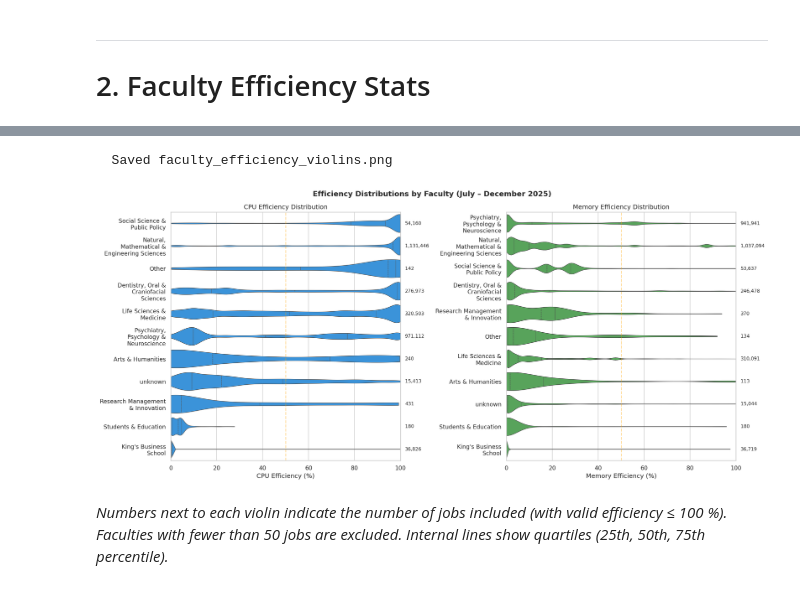
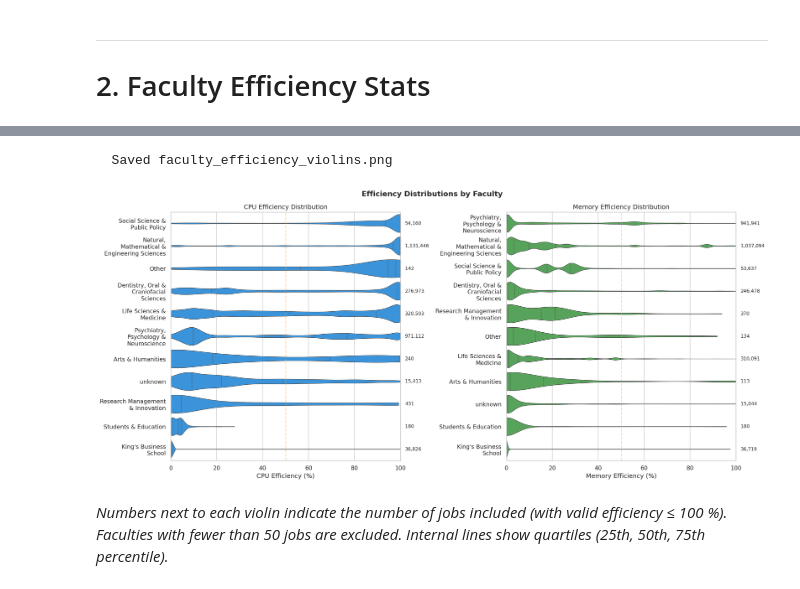
Before and after one commit to kcl-eresearch/hpc-data-analysis, a Jupyter notebook: notebooks/blog_2026-02_sustainability.ipynb, the cells around one changed output, grey strips where cells are left out. Cells and saved outputs as stored; diff of their text form; code cells hidden in the pictures.

```diff
--- a/notebooks/blog_2026-02_sustainability.ipynb
+++ b/notebooks/blog_2026-02_sustainability.ipynb
@@ -413,32 +466,44 @@ display(Markdown(f'''
 '''))
 # %%
 mem_req_gib = df['reqmem_bytes'].dropna() / (1024**3)
+
+COUNT_FMT_AXIS2 = mticker.FuncFormatter(
+    lambda x, _: f'{x/1e6:.1f}M' if x >= 1e6 else
+                 f'{x/1e3:.0f}k' if x >= 1e3 else f'{x:.0f}')
 
 fig, axes = plt.subplots(1, 2, figsize=(14, 5))
 
 top_mem = mem_req_gib.quantile(0.99)
 n_bins_left = 50
 bin_width = top_mem / n_bins_left
-axes[0].hist(mem_req_gib[mem_req_gib <= top_mem], bins=n_bins_left,
-             color=C_MEM, alpha=0.7, edgecolor='white')
+n_left, _, _ = axes[0].hist(mem_req_gib[mem_req_gib <= top_mem], bins=n_bins_left,
+                            color=C_MEM, alpha=0.7, edgecolor='white')
 axes[0].set_xlabel('Memory Requested (GiB)')
 axes[0].set_ylabel('Number of Jobs')
-axes[0].yaxis.set_major_formatter(COUNT_FMT)
+axes[0].yaxis.set_major_formatter(COUNT_FMT_AXIS2)
+axes[0].set_ylim(0, n_left.max() * 1.05)
 axes[0].set_title(f'Most common range (up to {top_mem:.0f} GiB)')
 
-axes[1].hist(mem_req_gib,
-             bins=np.logspace(np.log10(max(0.01, mem_req_gib.min())),
-                              np.log10(mem_req_gib.max()), 50),
-             color=C_MEM, alpha=0.7, edgecolor='white')
+# Right: log-log
+log_bins = np.logspace(np.log10(max(0.01, mem_req_gib.min())),
+                       np.log10(mem_req_gib.max()), 50)
+n_right_vals, _, _ = axes[1].hist(mem_req_gib, bins=log_bins,
+                                  color=C_MEM, alpha=0.7, edgecolor='white')
 axes[1].set_xscale('log')
 axes[1].set_yscale('log')
-axes[1].xaxis.set_major_formatter(mticker.ScalarFormatter())
-axes[1].yaxis.set_major_formatter(COUNT_FMT)
+axes[1].xaxis.set_major_locator(mticker.LogLocator(base=10))
+axes[1].xaxis.set_major_formatter(mticker.FuncFormatter(
+    lambda x, _: f'{x/1e6:.0f}M' if x >= 1e6 else
+                 f'{x/1e3:.0f}k' if x >= 1e3 else
+                 f'{x:.0f}' if x >= 1 else f'{x:.2g}'))
+axes[1].yaxis.set_major_formatter(mticker.FuncFormatter(
+    lambda x, _: f'{x/1e6:.0f}M' if x >= 1e6 else
+                 f'{x/1e3:.0f}k' if x >= 1e3 else f'{x:.0f}'))
 axes[1].set_xlabel('Memory Requested (GiB)')
 axes[1].set_ylabel('Number of Jobs (log scale)')
 axes[1].set_title('Full range including outliers (log scale)')
 
-plt.suptitle(f'Distribution of Memory Requested',
+plt.suptitle('Distribution of Memory Requested',
              fontsize=13, fontweight='bold')
 plt.tight_layout()
 savefig('memory_requested_distribution.png')
@@ -1001,35 +1068,35 @@ mem_vdata = df[df['faculty'].isin(big_facs)
                & df['mem_eff'].notna()
                & (df['mem_eff'] <= 100)].copy()
 sns.violinplot(data=mem_vdata, y='faculty_short', x='mem_eff',
                ax=axes[1], cut=0, order=fac_order_mem,
                density_norm='width', inner='quartile', color=C_MEM,
                linewidth=0.8)
 axes[1].set_xlabel('Memory Efficiency (%)')
 axes[1].set_ylabel('')
 axes[1].set_title('Memory Efficiency Distribution')
 axes[1].axvline(50, color='orange', ls='--', alpha=0.4)
 axes[1].set_xlim(0, 100)
 
 for i, fac_short in enumerate(fac_order_mem):
     fac_full = [k for k, v in SHORT.items() if v == fac_short]
     if fac_full:
         n = len(mem_vdata[mem_vdata['faculty'] == fac_full[0]])
         axes[1].text(102, i, f'{n:,}', va='center', fontsize=9)
 
-plt.suptitle(f'Efficiency Distributions by Faculty ({DATE_RANGE})',
+plt.suptitle('Efficiency Distributions by Faculty',
              fontsize=14, fontweight='bold')
 plt.tight_layout()
 savefig('faculty_efficiency_violins.png')
 plt.show()
 
 display(Markdown('''
 *Numbers next to each violin indicate the number of jobs included
 (with valid efficiency \u2264 100 %). Faculties with fewer than 50 jobs are
 excluded. Internal lines show quartiles (25th, 50th, 75th percentile).*
 '''))
 # %% [output]
   Saved faculty_efficiency_violins.png
-[figure, old version]
+[figure, new version]
 
 *Numbers next to each violin indicate the number of jobs included
 (with valid efficiency ≤ 100 %). Faculties with fewer than 50 jobs are
```
Also changed, not shown: parts of 17 cells of this notebook, 21 other files.
